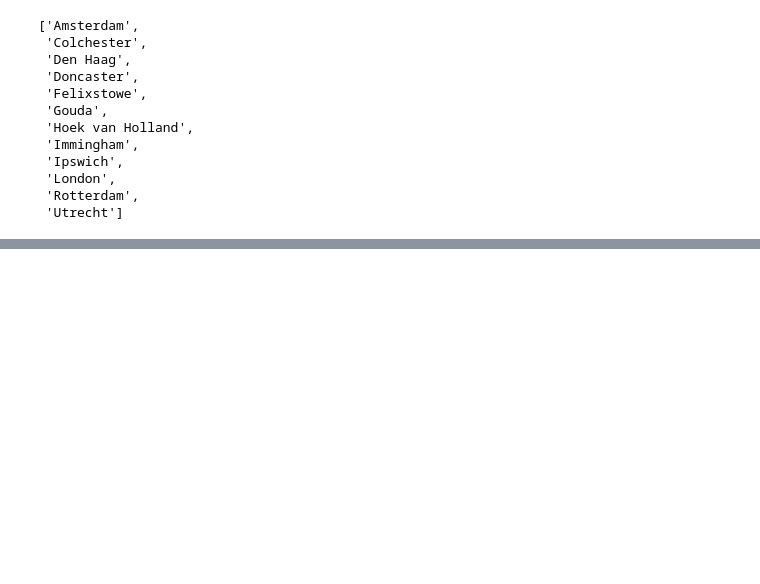
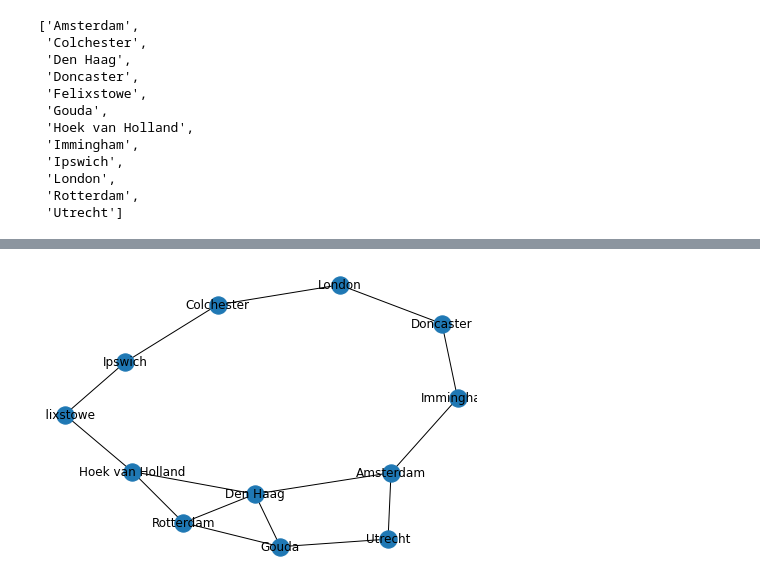
Before and after one commit to pablomdata/np-graph, a Jupyter notebook: 07 Shortest paths and centrality.ipynb, the cells around one changed output, grey strips where cells are left out. Cells and saved outputs as stored; diff of their text form; code cells hidden in the pictures; blank space fills up the shorter version.

```diff
--- a/07 Shortest paths and centrality.ipynb
+++ b/07 Shortest paths and centrality.ipynb
@@ -133,0 +151,4 @@ sorted(eigenvector)
+# %%
+nx.draw(G, with_labels=True)
+# %% [output]
+[figure, added]
```
Also changed, not shown: parts of 3 cells of this notebook, 3 other files.
